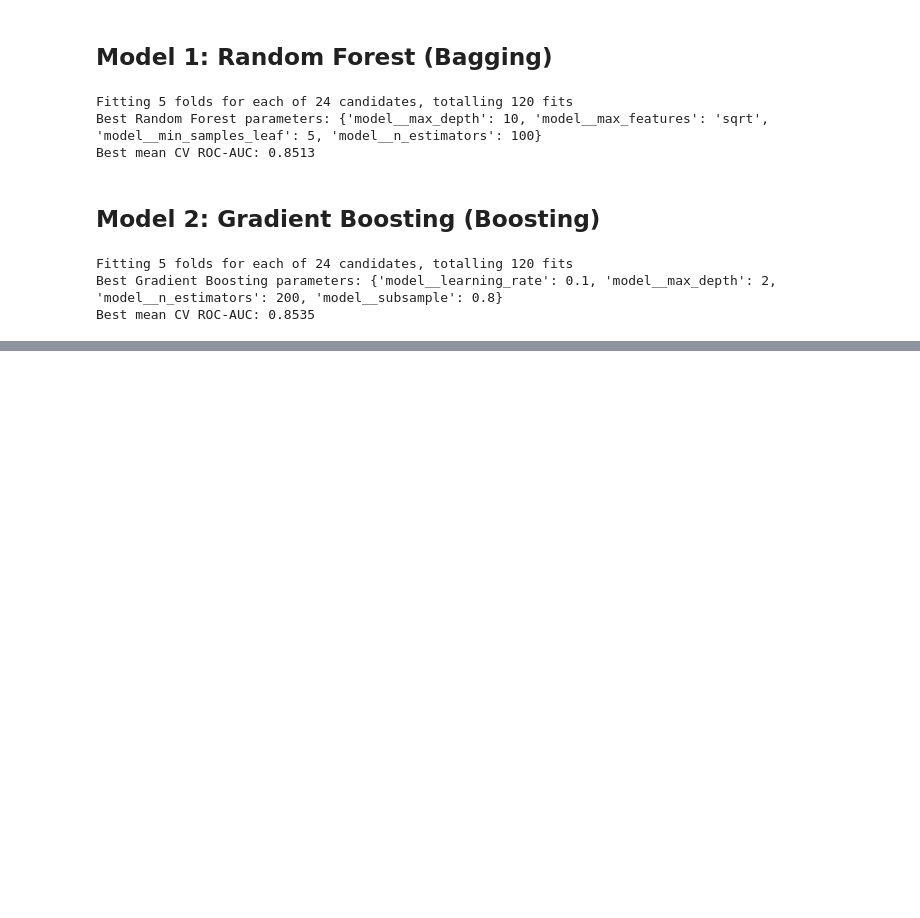
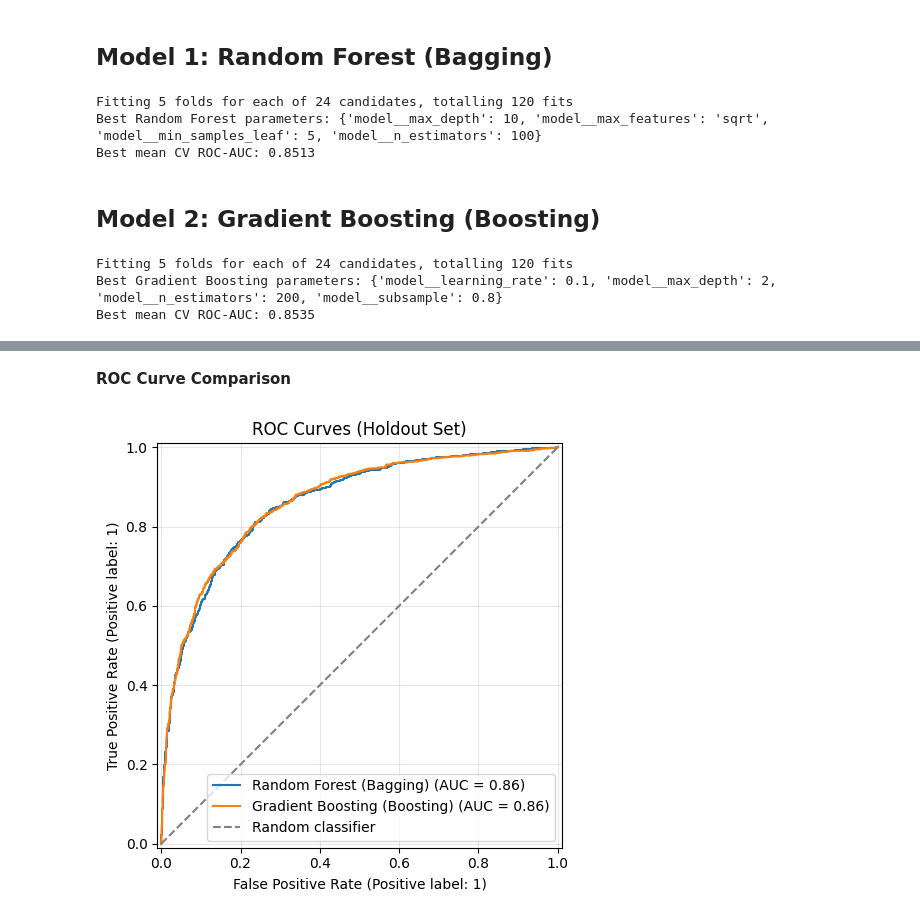
Before and after one commit to natalie-s11/DS4021-Final-Project, a Jupyter notebook: Notebooks/Individual Student Work/Student2.ipynb, the cells around one changed output, grey strips where cells are left out. Drawn from its saved outputs; the diff is of its cells as text; code cells hidden in the pictures; blank space fills up the shorter version.

```diff
--- a/Notebooks/Individual Student Work/Student2.ipynb
+++ b/Notebooks/Individual Student Work/Student2.ipynb
@@ -121,0 +288,17 @@ Best mean CV ROC-AUC: 0.8535
+# %% [markdown]
+**ROC Curve Comparison**
+# %%
+import matplotlib.pyplot as plt
+from sklearn.metrics import RocCurveDisplay
+
+fig, ax = plt.subplots(figsize=(7, 5))
+for name, m in models.items():
+    RocCurveDisplay.from_estimator(m, X_test, y_test, name=name, ax=ax)
+ax.plot([0, 1], [0, 1], '--', color='gray', label='Random classifier')
+ax.set_title('ROC Curves (Holdout Set)')
+ax.legend(loc='lower right')
+ax.grid(alpha=0.3)
+plt.tight_layout()
+plt.show()
+# %% [output]
+[figure, added]
```
Also changed, not shown: parts of 15 cells of this notebook.
